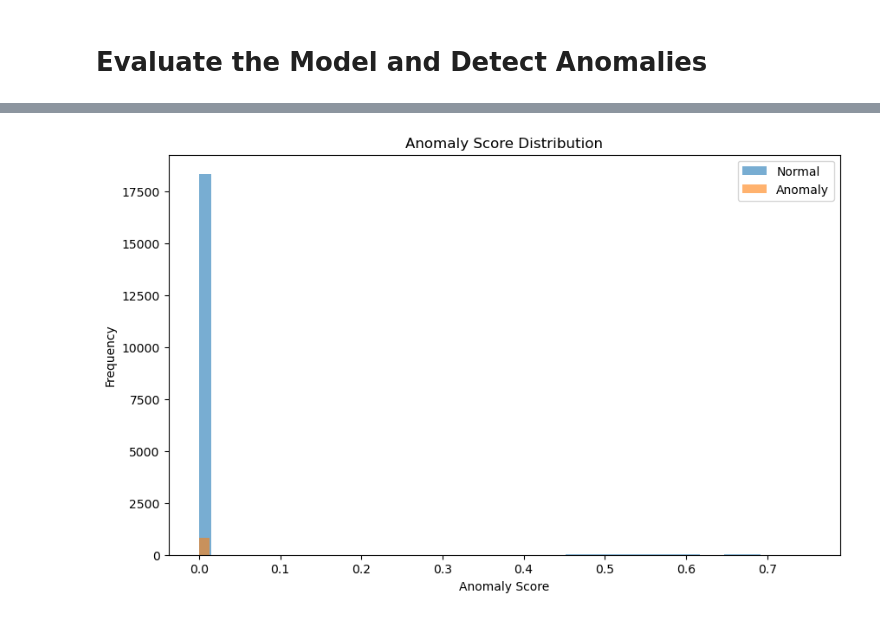
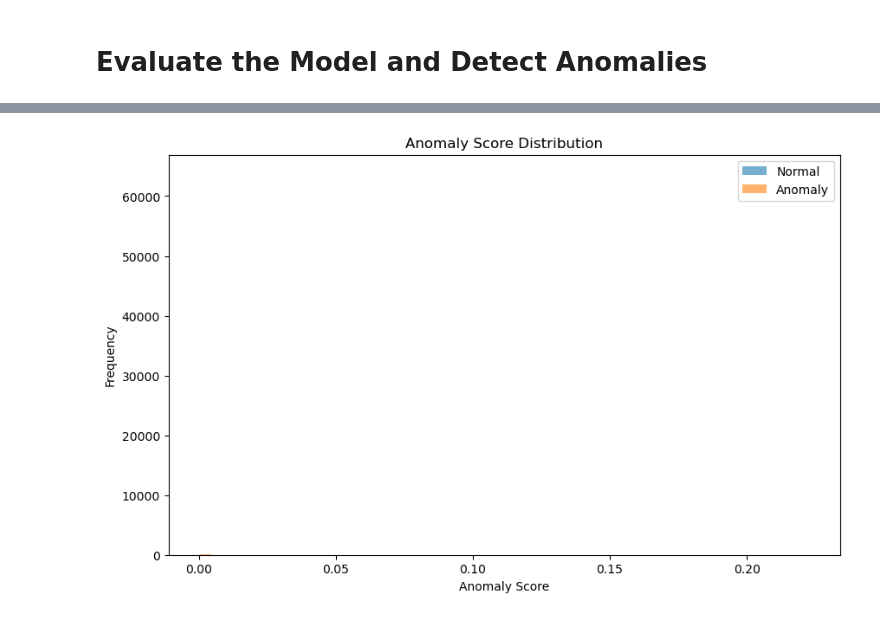
Before and after one commit to jed-ho/CVAE, a Jupyter notebook: CondVAE_s5.ipynb, the cells around one changed output, grey strips where cells are left out. Saved outputs shown, nothing was run; the diff lists cells and outputs as text; code cells hidden in the pictures.

```diff
--- a/CondVAE_s5.ipynb
+++ b/CondVAE_s5.ipynb
@@ -28,7 +30,7 @@ Using device: cpu
 # Load and preprocess data
 # %%
 # Define the path to the dataset
-data_dir = 'C:/Users/jed95/Documents/GitHub/anomaly_detection/dataset/yahoo_s5/A1Benchmark'  # Adjust the path as necessary
+data_dir = 'C:/Users/jed95/Documents/GitHub/anomaly_detection/dataset/yahoo_s5/A2Benchmark'  # Adjust the path as necessary
 
 # Get the list of all CSV files in the directory
 file_list = [os.path.join(data_dir, f) for f in os.listdir(data_dir) if f.endswith('.csv')]
@@ -69,7 +71,8 @@ def create_sequences(values, labels, sequence_length):
         sequences.append(seq)
         seq_labels.append(label)
     return np.array(sequences), np.array(seq_labels)
-sequence_length = 30  # You can adjust this
+
+sequence_length = 10  # You can adjust this
 values = data['value'].values
 labels = data['is_anomaly'].values  # Assuming 'is_anomaly' is the label column
 
@@ -106,3 +120,8 @@ unlabeled_labels = np.concatenate((unlabeled_labels, seq_labels[normal_indices[u
+# %%
+# Shuffle data
+
+X_train, y_train = shuffle(X_train, y_train, random_state=42)
+X_test, y_test = shuffle(X_test, y_test, random_state=42)
 # %% [markdown]
 # Convert Data to Tensors
 # %%
@@ -185,13 +209,11 @@ Epoch [10/10], Total Loss: 310.8752, Rec Loss: 310.8441, KL Div: 0.0290, Class L
 # %% [markdown]
 # Evaluate the Model and Detect Anomalies
 # %%
-from sklearn.metrics import roc_auc_score, precision_recall_curve, average_precision_score
-
-
-def find_anomaly_scores(model, data_loader):
+def compute_anomaly_scores(model, data_loader):
     model.eval()
     anomaly_scores = []
     true_labels = []
+    predictions = []
 
     with torch.no_grad():
         for X_batch, y_batch in data_loader:
@@ -204,7 +226,7 @@ def find_anomaly_scores(model, data_loader):
             # Reconstruction error
             rec_error = torch.mean((X_batch - x_rec) ** 2, dim=[1, 2])
 
-            # Classification probability for anomaly class (assuming class 1 is anomaly)
+            # Classification probability for anomaly class
             anomaly_prob = y_probs[:, 1]
 
             # Combine scores
@@ -212,21 +234,18 @@ def find_anomaly_scores(model, data_loader):
 
             anomaly_scores.extend(anomaly_score.cpu().numpy())
             true_labels.extend(y_batch.cpu().numpy())
+            predictions.extend(torch.argmax(class_logits, dim=1).cpu().numpy())
 
-    return np.array(anomaly_scores), np.array(true_labels)
+    return np.array(anomaly_scores), np.array(true_labels), np.array(predictions)
+
 # Compute anomaly scores
-anomaly_scores, true_labels = find_anomaly_scores(model, test_loader)
+train_anomaly_scores, train_true_labels, train_predictions = compute_anomaly_scores(model, train_loader)
 
-# Verify unique labels
-unique_labels = np.unique(true_labels)
-print("Unique labels in true_labels:", unique_labels)
 
-# Compute AUC-ROC
-auc_score = roc_auc_score(true_labels, anomaly_scores)
-print(f"AUC-ROC Score: {auc_score:.4f}")
-
-# Compute Precision-Recall Curve
-precision, recall, thresholds = precision_recall_curve(true_labels, anomaly_scores)
-ap_score = average_precision_score(true_labels, anomaly_scores)
-print(f"Average Precision Score: {ap_score:.4f}")
+test_anomaly_scores, test_true_labels, test_predictions = compute_anomaly_scores(model, test_loader)
+#print(test_anomaly_scores)
+info = precision_recall_fscore_support(test_true_labels, test_predictions, pos_label=1)
+print("Precision = {}%, recall = {}% and F1-score = {}%".format(np.round(info[0][1]*100, 2),
+                                                                np.round(info[1][1]*100, 2),
+                                                                np.round(info[2][1]*100, 2)))
 # %% [output]
@@ -256,11 +285,11 @@ Average Precision Score: 0.0445
 # %%
 plt.figure(figsize=(10, 6))
-plt.hist(anomaly_scores[true_labels == 0], bins=50, alpha=0.6, label='Normal')
-plt.hist(anomaly_scores[true_labels == 1], bins=50, alpha=0.6, label='Anomaly')
+plt.hist(train_anomaly_scores[train_true_labels == 0], bins=50, alpha=0.6, label='Normal')
+plt.hist(train_anomaly_scores[train_true_labels == 1], bins=50, alpha=0.6, label='Anomaly')
 plt.title('Anomaly Score Distribution')
 plt.xlabel('Anomaly Score')
 plt.ylabel('Frequency')
 plt.legend()
 plt.show()
 # %% [output]
-[figure, old version]
+[figure, new version]
```
Also changed, not shown: parts of 23 cells of this notebook, 6 other files.
